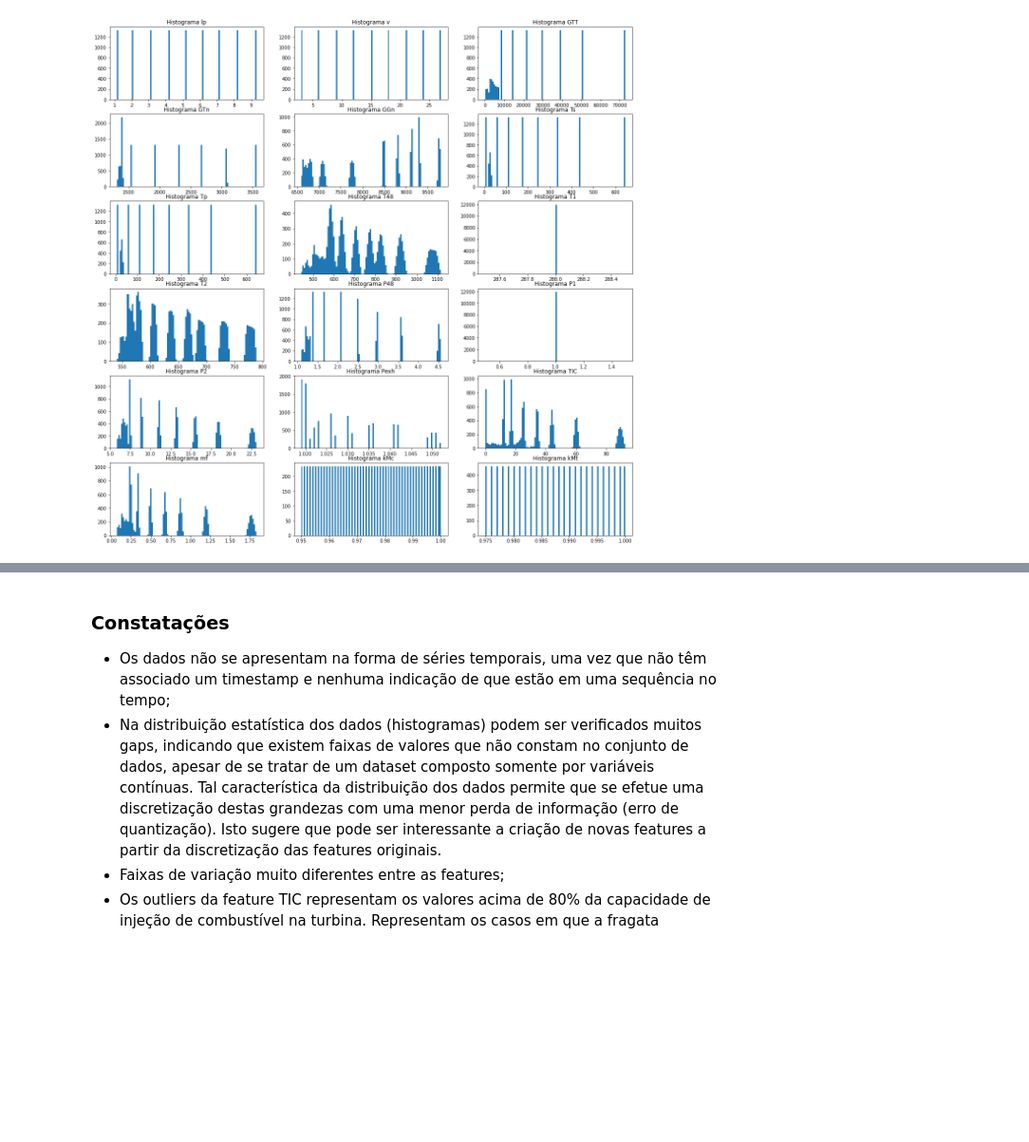
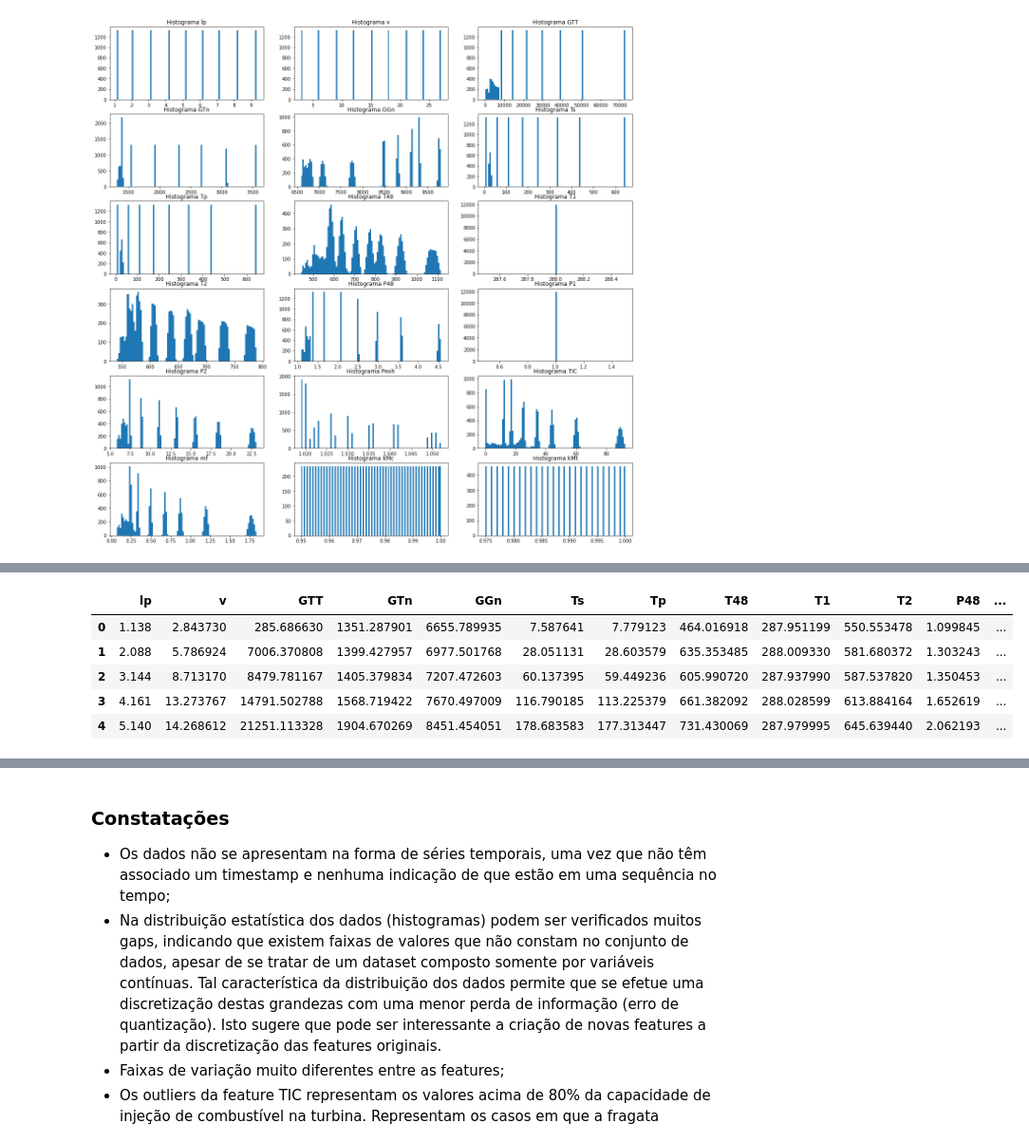
Before and after one commit to rafaelschena/naval_predictive_maintenance, a Jupyter notebook: Manutencao_Preditiva_Propulsao_Diferentes_Targets_Com_Erro_Medicao.ipynb, the cells around one changed output, grey strips where cells are left out. Shown at 95% size. Saved outputs shown, nothing was run; the diff lists cells and outputs as text; code cells hidden in the pictures; blank space fills up the shorter version.

```diff
--- a/Manutencao_Preditiva_Propulsao_Diferentes_Targets_Com_Erro_Medicao.ipynb
+++ b/Manutencao_Preditiva_Propulsao_Diferentes_Targets_Com_Erro_Medicao.ipynb
@@ -228,0 +266,22 @@ insere_erro(1, 0.05)
+# %%
+# Associação das grandezas com os erros estimados correspondentes:
+
+erros = {'lp': 0,
+         'v': 0.036,
+         'GTT': 0.01,
+         'GTn': 0.01,
+         'GGn': 0.01,
+         'Ts': 0.01,
+         'Tp': 0.01,
+         'T48': 0.0001,
+         'T1': 0.0001,
+         'T2': 0.0001,
+         'P48': 0.02,
+         'P1': 0.02,
+         'P2': 0.02,
+         'Pexh': 0.02,
+         'TIC': 0,
+         'mf': 0.04,
+         'kMc': 0,
+         'kMt': 0
+}
@@ -228,0 +318,9 @@ insere_erro(1, 0.05)
+# %%
+df.head()
+# %% [output]
+|  | lp | v | GTT | GTn | GGn | Ts | Tp | T48 | T1 | T2 | P48 | ... |
+| 0 | 1.138 | 2.843730 | 285.686630 | 1351.287901 | 6655.789935 | 7.587641 | 7.779123 | 464.016918 | 287.951199 | 550.553478 | 1.099845 | ... |
+| 1 | 2.088 | 5.786924 | 7006.370808 | 1399.427957 | 6977.501768 | 28.051131 | 28.603579 | 635.353485 | 288.009330 | 581.680372 | 1.303243 | ... |
+| 2 | 3.144 | 8.713170 | 8479.781167 | 1405.379834 | 7207.472603 | 60.137395 | 59.449236 | 605.990720 | 287.937990 | 587.537820 | 1.350453 | ... |
+| 3 | 4.161 | 13.273767 | 14791.502788 | 1568.719422 | 7670.497009 | 116.790185 | 113.225379 | 661.382092 | 288.028599 | 613.884164 | 1.652619 | ... |
+| 4 | 5.140 | 14.268612 | 21251.113328 | 1904.670269 | 8451.454051 | 178.683583 | 177.313447 | 731.430069 | 287.979995 | 645.639440 | 2.062193 | ... |
```
Also changed, not shown: parts of 33 cells of this notebook, 2 other files.
